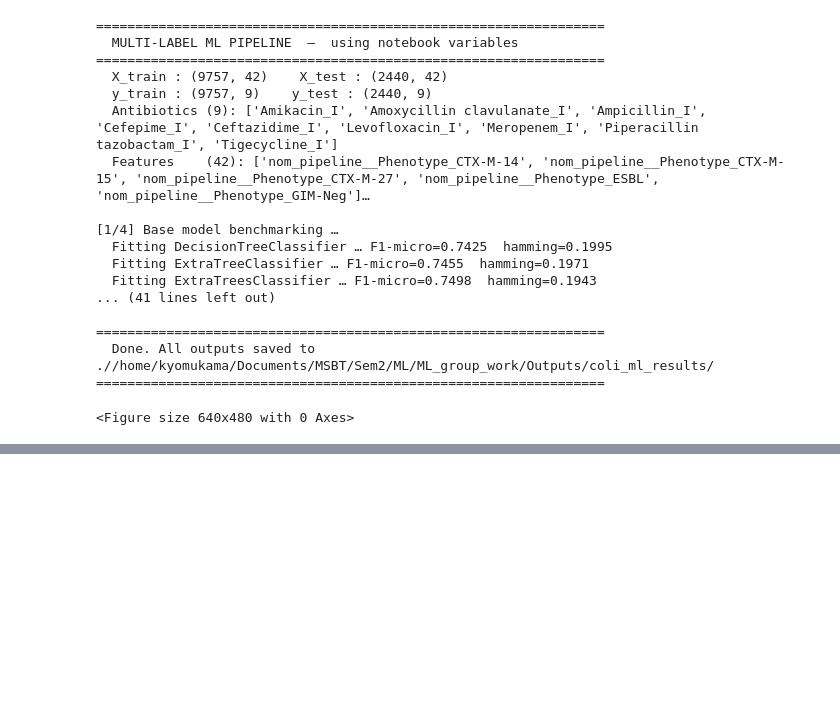
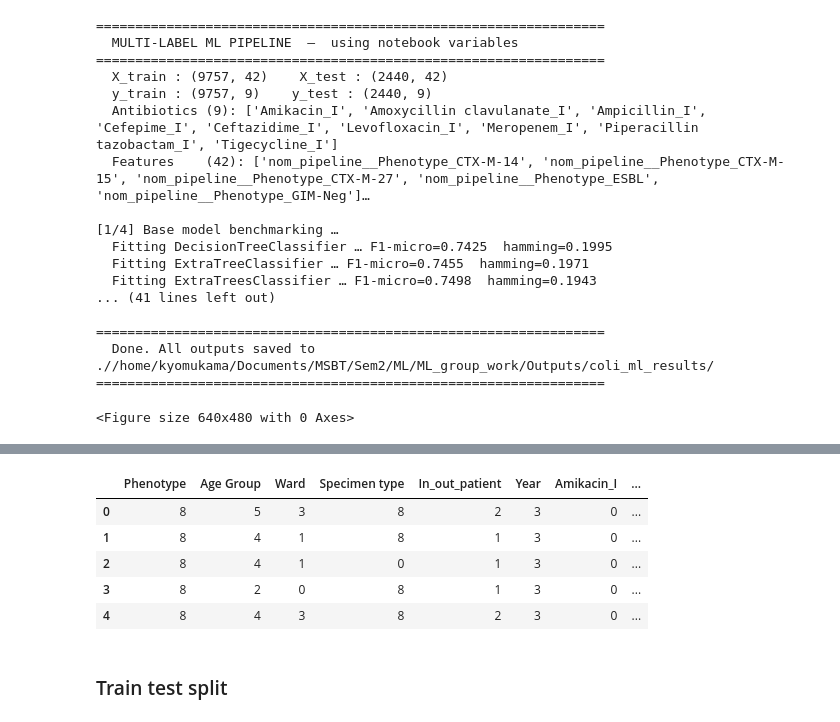
Before and after one commit to RachealClaire/ML_group_work, a Jupyter notebook: Notebooks/ml_assignment.ipynb, the cells around one changed output, grey strips where cells are left out. Cells and saved outputs as stored; diff of their text form; code cells hidden in the pictures; blank space fills up the shorter version.

```diff
--- a/Notebooks/ml_assignment.ipynb
+++ b/Notebooks/ml_assignment.ipynb
@@ -1170,0 +1232,2 @@ Processed Test Data:
+# %%
+ecoli_data.drop(columns=['Family'], inplace=True)
@@ -1170,0 +1254,22 @@ Processed Test Data:
+# %%
+cat_columns = [
+    'Phenotype',
+    'Ward',
+    "Age Group",
+    'Specimen type',
+    'In_out_patient',
+    'Year'
+]
+
+for col in cat_columns:
+    ecoli_data[col] = le.fit_transform(ecoli_data[col])
+    ecoli_data[col] = ecoli_data[col].astype('category')
+
+ecoli_data.head()
+# %% [output]
+|  | Phenotype | Age Group | Ward | Specimen type | In_out_patient | Year | Amikacin_I | ... |
+| 0 | 8 | 5 | 3 | 8 | 2 | 3 | 0 | ... |
+| 1 | 8 | 4 | 1 | 8 | 1 | 3 | 0 | ... |
+| 2 | 8 | 4 | 1 | 0 | 1 | 3 | 0 | ... |
+| 3 | 8 | 2 | 0 | 8 | 1 | 3 | 0 | ... |
+| 4 | 8 | 4 | 3 | 8 | 2 | 3 | 0 | ... |
@@ -1170,0 +1282,2 @@ Processed Test Data:
+# %% [markdown]
+### Train test split
```
Also changed, not shown: parts of 43 cells of this notebook, 27 other files.
